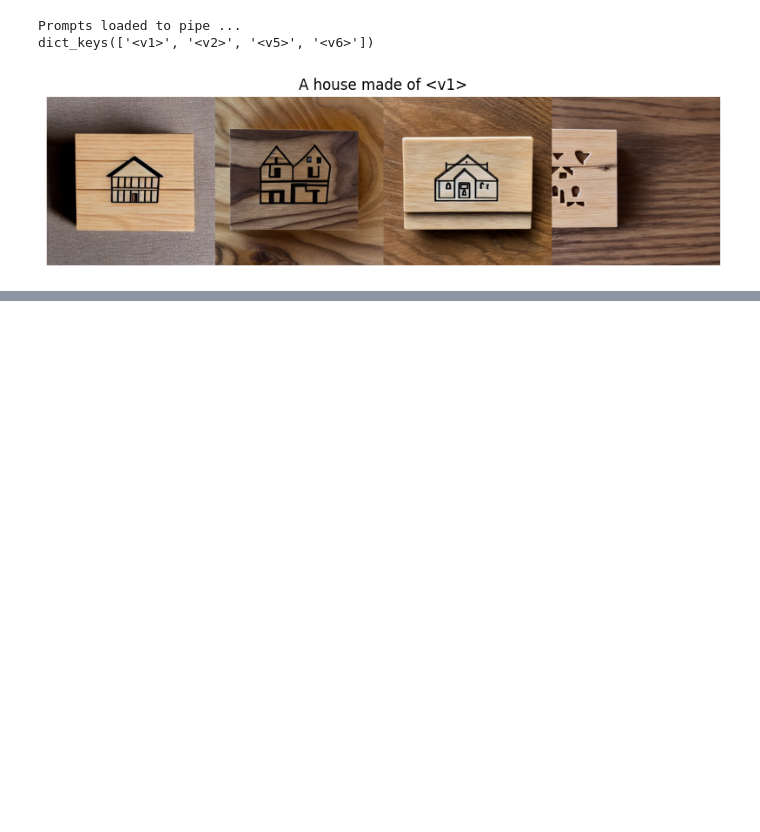
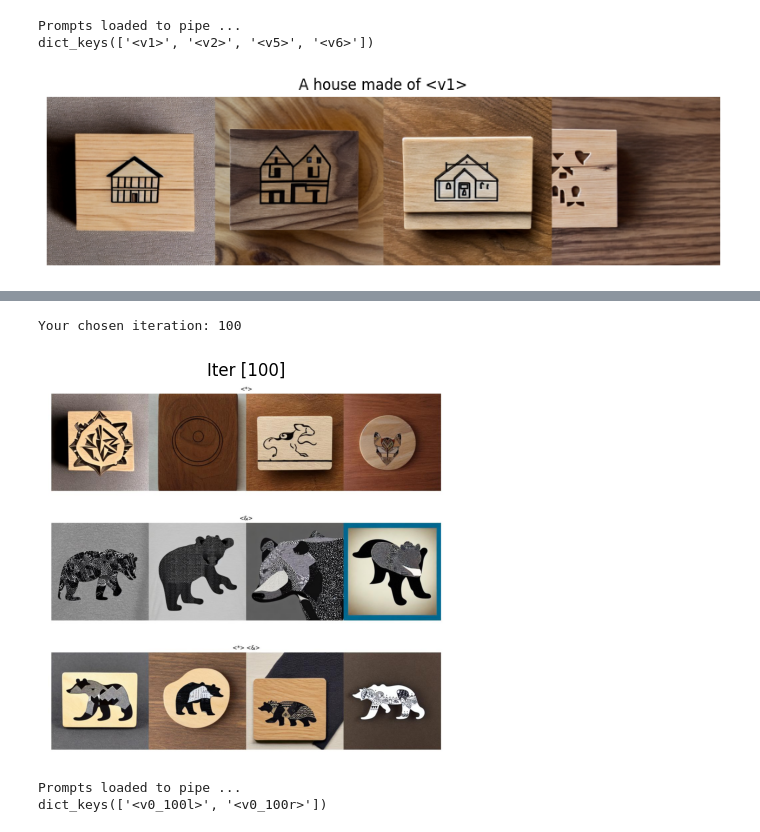
Before and after one commit to google/inspiration_tree, a Jupyter notebook: inspiration_tree_playground.ipynb, the cells around one changed output, grey strips where cells are left out. Drawn from its saved outputs; the diff is of its cells as text; code cells hidden in the pictures; blank space fills up the shorter version.

```diff
--- a/inspiration_tree_playground.ipynb
+++ b/inspiration_tree_playground.ipynb
@@ -94,0 +125,21 @@ run_prompt(pipe, prompt, num_images_per_seed, seed=0)
+# %%
+chosen_iter = input("Your chosen iteration:")
+chosen_seed_dir = f"{path_to_res}/{node}_seed{best_seed}/"
+im_ = np.array(Image.open(f"{chosen_seed_dir}/samples/{chosen_iter}.jpg"))
+plt.imshow(im_)
+plt.title(f"Iter [{chosen_iter}]")
+plt.axis("off")
+plt.show()
+
+learned_nodes = torch.load(f"{chosen_seed_dir}/learned_embeds-steps-{chosen_iter}.bin")
+new_nodes = {}
+new_nodes[f"<{node}_{chosen_iter}l>"] = learned_nodes["<*>"]
+new_nodes[f"<{node}_{chosen_iter}r>"] = learned_nodes["<&>"]
+utils.load_tokens(pipe, new_nodes, device)
+print("Prompts loaded to pipe ...")
+print(new_nodes.keys())
+# %% [output]
+Your chosen iteration: 100
+[figure, added]
+Prompts loaded to pipe ...
+dict_keys(['<v0_100l>', '<v0_100r>'])
```
Also changed, not shown: parts of 3 cells of this notebook.
